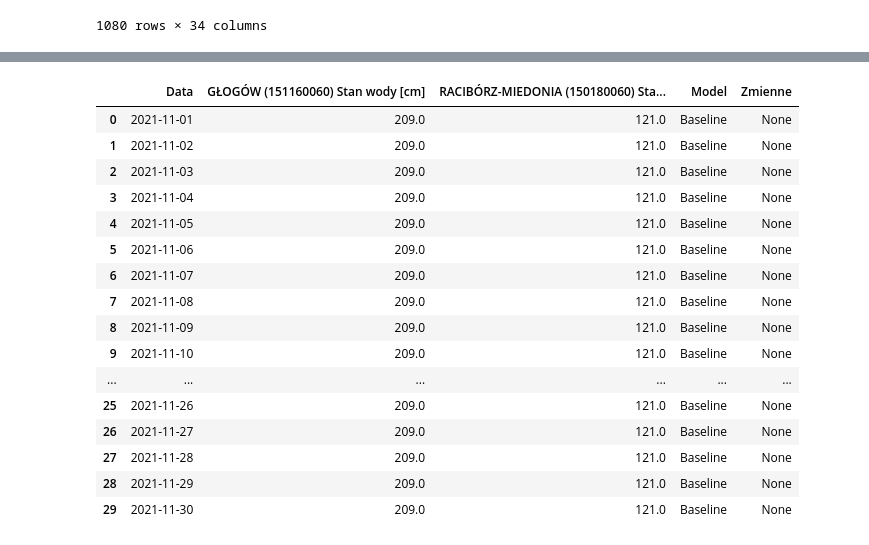
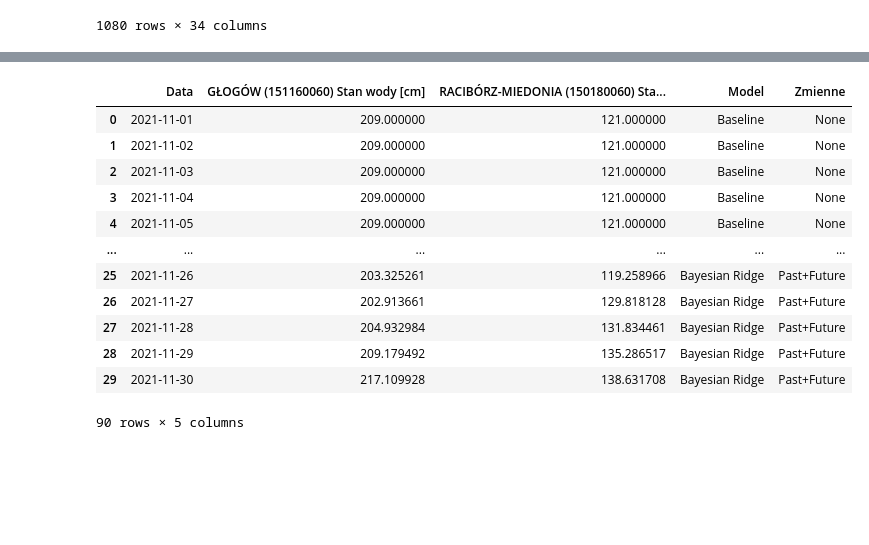
Before and after one commit to it4datascience/CuValley-Batmaja, a Jupyter notebook: src/modelling.ipynb, the cells around one changed output, grey strips where cells are left out. Saved outputs shown, nothing was run; the diff lists cells and outputs as text; code cells hidden in the pictures; blank space fills up the shorter version.

```diff
--- a/src/modelling.ipynb
+++ b/src/modelling.ipynb
@@ -458,23 +458,26 @@ models_metrics
 180 rows × 6 columns
 # %%
 models_forecast = baseline_forecast.copy()
+models_forecast = pd.concat([models_forecast,
+                             br_past_cov_forecast],
+                            axis=0)
+models_forecast = pd.concat([models_forecast,
+                             br_past_future_cov_forecast],
+                            axis=0)
+
 models_forecast.to_csv('../results/models_forecast.csv', index=False)
 models_forecast
 # %% [output]
 |  | Data | GŁOGÓW (151160060) Stan wody [cm] | RACIBÓRZ-MIEDONIA (150180060) Sta... | Model | Zmienne |
-| 0 | 2021-11-01 | 209.0 | 121.0 | Baseline | None |
-| 1 | 2021-11-02 | 209.0 | 121.0 | Baseline | None |
-| 2 | 2021-11-03 | 209.0 | 121.0 | Baseline | None |
-| 3 | 2021-11-04 | 209.0 | 121.0 | Baseline | None |
-| 4 | 2021-11-05 | 209.0 | 121.0 | Baseline | None |
-| 5 | 2021-11-06 | 209.0 | 121.0 | Baseline | None |
-| 6 | 2021-11-07 | 209.0 | 121.0 | Baseline | None |
-| 7 | 2021-11-08 | 209.0 | 121.0 | Baseline | None |
-| 8 | 2021-11-09 | 209.0 | 121.0 | Baseline | None |
-| 9 | 2021-11-10 | 209.0 | 121.0 | Baseline | None |
+| 0 | 2021-11-01 | 209.000000 | 121.000000 | Baseline | None |
+| 1 | 2021-11-02 | 209.000000 | 121.000000 | Baseline | None |
+| 2 | 2021-11-03 | 209.000000 | 121.000000 | Baseline | None |
+| 3 | 2021-11-04 | 209.000000 | 121.000000 | Baseline | None |
+| 4 | 2021-11-05 | 209.000000 | 121.000000 | Baseline | None |
 | ... | ... | ... | ... | ... | ... |
-| 25 | 2021-11-26 | 209.0 | 121.0 | Baseline | None |
-| 26 | 2021-11-27 | 209.0 | 121.0 | Baseline | None |
-| 27 | 2021-11-28 | 209.0 | 121.0 | Baseline | None |
-| 28 | 2021-11-29 | 209.0 | 121.0 | Baseline | None |
-| 29 | 2021-11-30 | 209.0 | 121.0 | Baseline | None |
+| 25 | 2021-11-26 | 203.325261 | 119.258966 | Bayesian Ridge | Past+Future |
+| 26 | 2021-11-27 | 202.913661 | 129.818128 | Bayesian Ridge | Past+Future |
+| 27 | 2021-11-28 | 204.932984 | 131.834461 | Bayesian Ridge | Past+Future |
+| 28 | 2021-11-29 | 209.179492 | 135.286517 | Bayesian Ridge | Past+Future |
+| 29 | 2021-11-30 | 217.109928 | 138.631708 | Bayesian Ridge | Past+Future |
+90 rows × 5 columns
```
Also changed, not shown: parts of 4 cells of this notebook, 2 other files.
